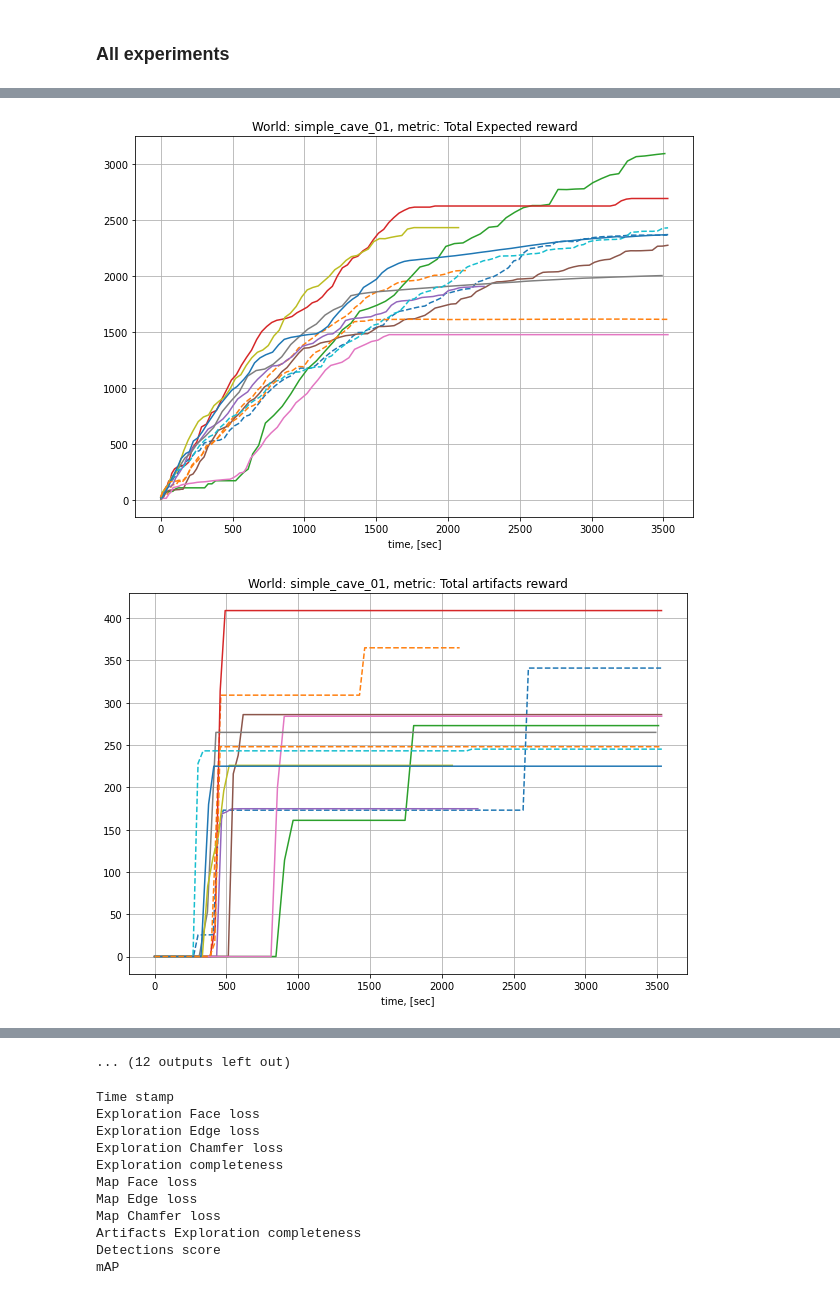
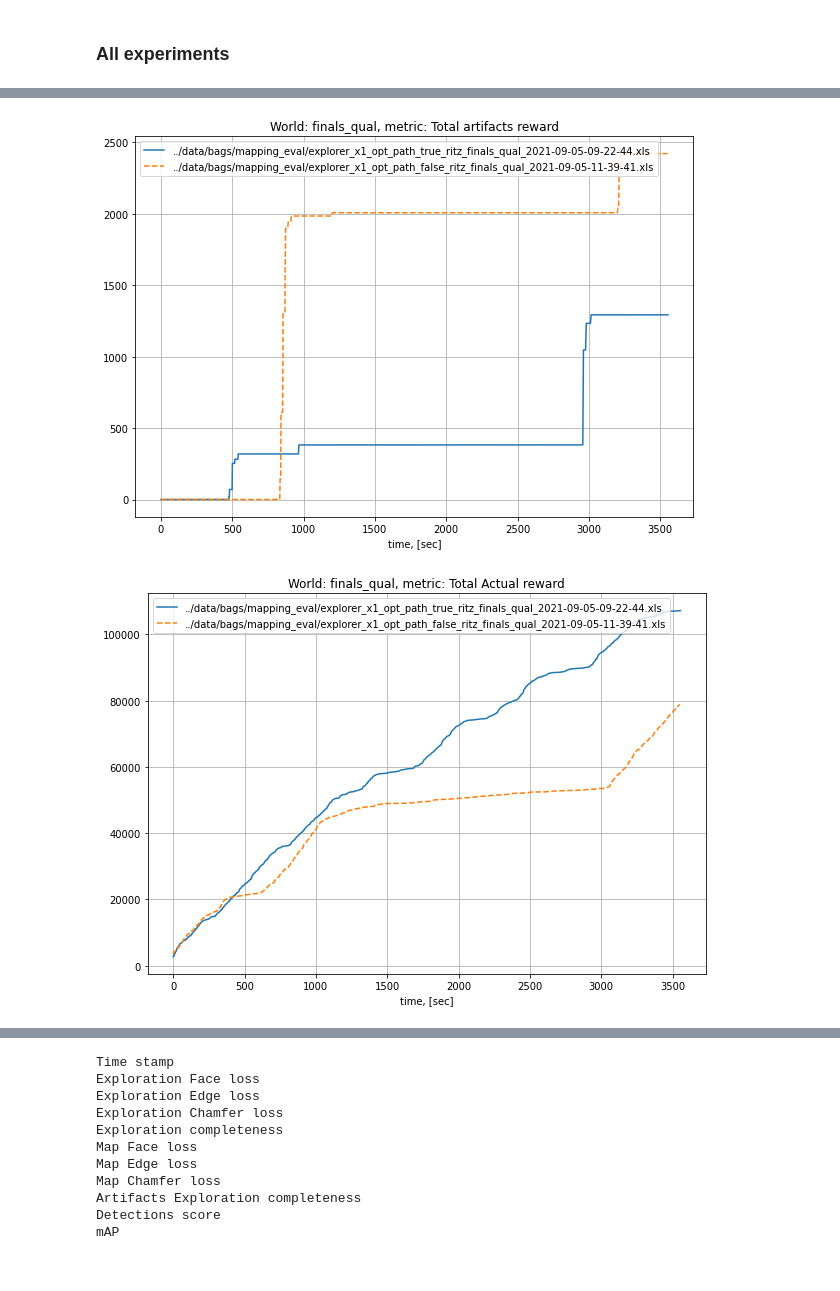
Before and after one commit to tpet/rpz_planning, a Jupyter notebook: notebooks/metrics_xls_parser.ipynb, the cells around one changed output, grey strips where cells are left out. Drawn from its saved outputs; the diff is of its cells as text; code cells hidden in the pictures.

Commit message:
eval for finals_qual world

```diff
--- a/notebooks/metrics_xls_parser.ipynb
+++ b/notebooks/metrics_xls_parser.ipynb
@@ -7,27 +7,27 @@ import os
 ### Evaluation criterions
 # %%
 common_metrics = [
-    'Exploration Face loss',
+#     'Exploration Face loss',
 #     'Exploration Edge loss',
 #     'Exploration Chamfer loss',
-    'Exploration completeness',
+#     'Exploration completeness',
 #     'Map Face loss',
 #     'Map Edge loss',
 #     'Map Chamfer loss',
     'Artifacts Exploration completeness',
-#     'Detections score',
-#     'mAP',
-    'Total Expected reward',
+    'Detections score',
+    'mAP',
+#     'Total Expected reward',
     'Total artifacts reward',
 #     'Travelled distance',
     'Total Actual reward',
     'Localization error: pos',
 #     'Localization error: ang'
-    'Artifacts Localization error',
+#     'Artifacts Localization error',
 ]
 
-worlds = ["simple_cave_01", "simple_cave_02", "simple_cave_03"]
-# worlds = ["simple_cave_01", "simple_cave_02"]
+# worlds = ["simple_cave_01", "simple_cave_02", "simple_cave_03"]
+worlds = ["finals_qual"]
 
 MIN_EXP_COMPL = 0.05
 MIN_TRAVELLED_DIST = 100
@@ -100,27 +100,29 @@ for world in worlds:
         xls_files_world = [file for file in xls_files if world in file]
         for file in xls_files_world:
             data = pd.read_excel(file)
+#             data['Artifacts Localization error'] =\
+#                     np.abs(data['Artifacts Localization error'] - data['Localization error: pos'][0])
+#             data['Localization error: pos'] =\
+#                     np.abs(data['Localization error: pos'] - data['Localization error: pos'][0])
+#             for i, p in enumerate(np.array(data['Localization error: pos'])):
+#                 if p > 7.0:
+#                     data.at[i, 'Localization error: pos'] = None
+#             for i, p in enumerate(np.array(data['Artifacts Localization error'])):
+#                 if p > 3.0:
+#                     data.at[i, 'Artifacts Localization error'] = None
             data = data.fillna(method='ffill')
-            data['Artifacts Localization error'] =\
-                    np.abs(data['Artifacts Localization error'] - data['Localization error: pos'][0])
-            data['Localization error: pos'] =\
-                    np.abs(data['Localization error: pos'] - data['Localization error: pos'][0])
-            for i, p in enumerate(np.array(data['Localization error: pos'])):
-                if p > 7.0:
-                    p = np.abs(p - 7.82)
-                    data.at[i, 'Localization error: pos'] = p
-#             data['Localization error: ang'] = data['Localization error: ang'] - data['Localization error: ang'][0]
-            if metric in data and \
-               np.max(data['Exploration completeness']) > MIN_EXP_COMPL and \
-               np.max(data['Travelled distance']) > MIN_TRAVELLED_DIST and \
-               np.max(data[metric]) >= 0:
-                ls = 'solid' if 'true' in file else 'dashed'
-                t = data['Time stamp'] - data['Time stamp'][0]
-                plt.plot(t, data[metric], linestyle=ls, label=file)
+
+#             if metric in data and \
+#                np.max(data['Exploration completeness']) > MIN_EXP_COMPL and \
+#                np.max(data['Travelled distance']) > MIN_TRAVELLED_DIST and \
+#                np.max(data[metric]) > 0:
+            ls = 'solid' if 'true' in file else 'dashed'
+            t = data['Time stamp'] - data['Time stamp'][0]
+            plt.plot(t, data[metric], linestyle=ls, label=file)
 
         plt.grid()
         plt.xlabel('time, [sec]')
-#         plt.legend()
+        plt.legend()
         plt.show()
         plt.close()
 # %% [output]
@@ -130,2 +132,2 @@ for world in worlds:
-[figure, old version]
+[figure, new version]
-[figure, old version]
+[figure, new version]
@@ -139,4 +135,3 @@ for world in worlds:
-... (12 outputs left out)
 # %%
 for key in data:
     print(key)
```
Also changed, not shown: parts of 5 cells of this notebook, 2 other files.
